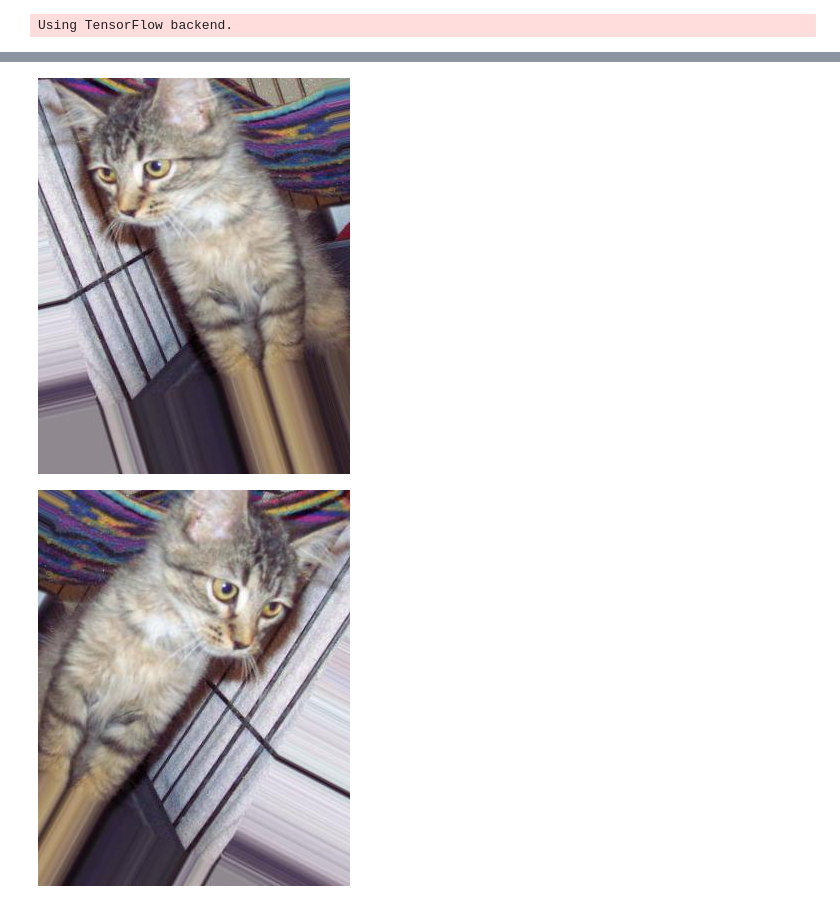
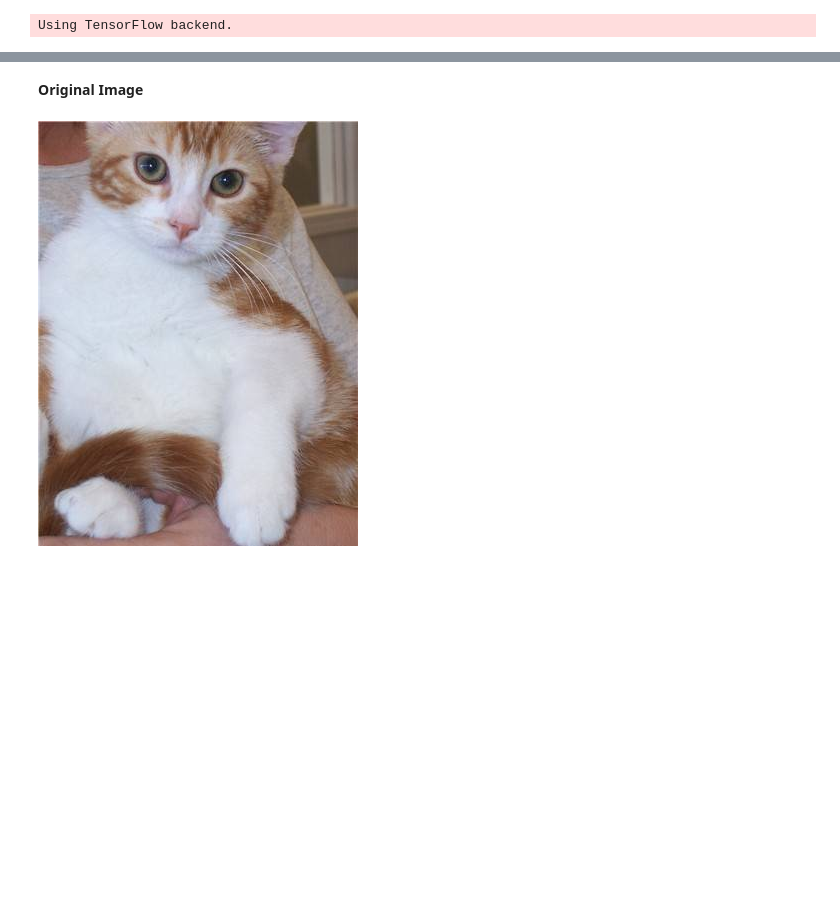
Before and after one commit to SchoolofAI-Vancouver/learn_image_classification_2, a Jupyter notebook: keras_colab_demo/Image_Classification_II_Demo.ipynb, the cells around one changed output, grey strips where cells are left out. Cells and saved outputs as stored; diff of their text form; code cells hidden in the pictures; blank space fills up the shorter version.

```diff
--- a/keras_colab_demo/Image_Classification_II_Demo.ipynb
+++ b/keras_colab_demo/Image_Classification_II_Demo.ipynb
@@ -80,7 +157,6 @@ cat_0_1121.jpeg  cat_0_5464.jpeg  cat_0_5771.jpeg  cat_0_9458.jpeg
-# %%
-from IPython.display import Image, display
-display(Image('data/transform_samples/cat_0_1121.jpeg'))
-display(Image('data/transform_samples/cat_0_5771.jpeg'))
-# %% [output]
-[figure, removed]
-[figure, removed]
+# %% [markdown]
+**Original Image**
+# %%
+Image('data/train/cat/cat.9.jpg')
+# %% [output]
+[figure, added]
```
Also changed, not shown: parts of 36 cells of this notebook.
